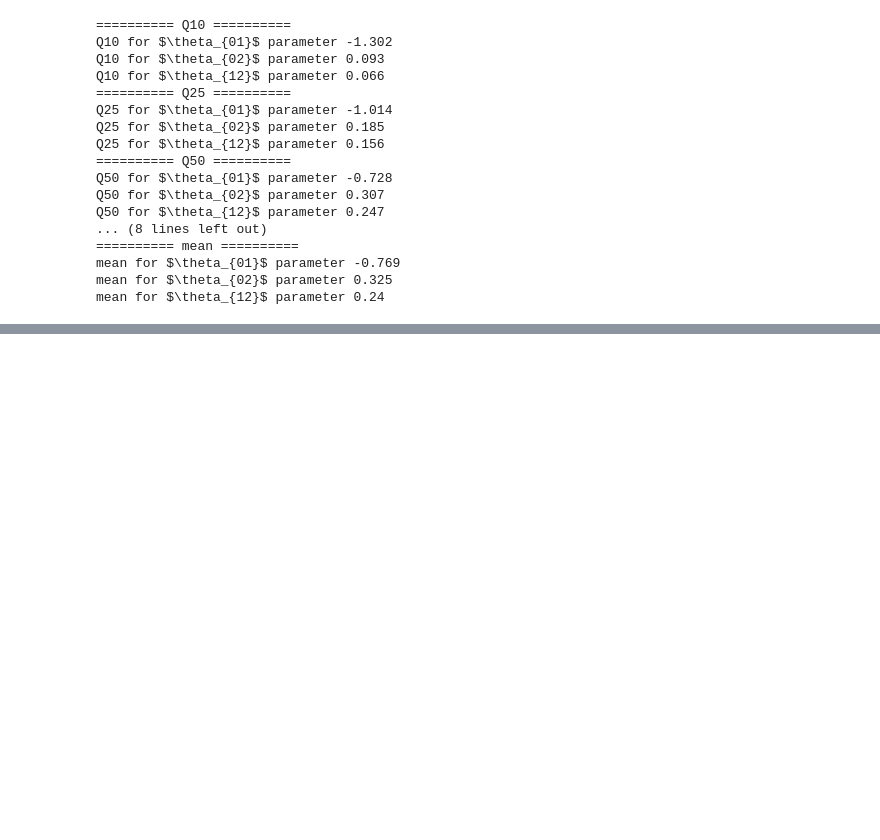
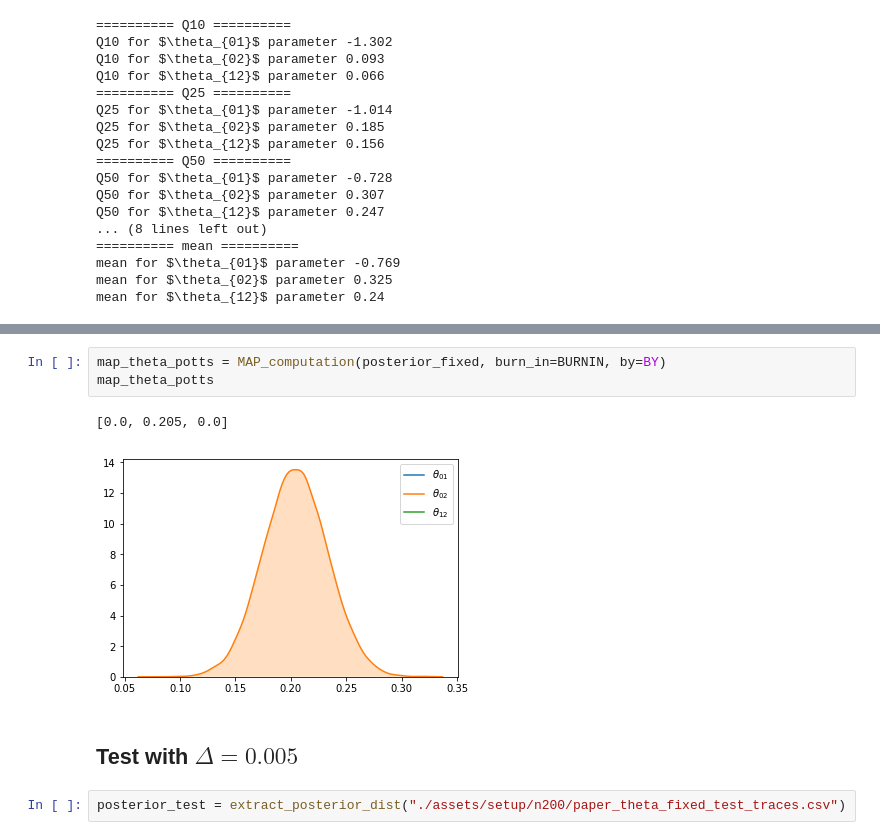
Before and after one commit to quentinl-c/ABC_Shadow_cpp, a Jupyter notebook: journal/setup.ipynb, the cells around one changed output, grey strips where cells are left out. Saved outputs shown, nothing was run; the diff lists cells and outputs as text; blank space fills up the shorter version.

```diff
--- a/journal/setup.ipynb
+++ b/journal/setup.ipynb
@@ -329,0 +423,10 @@ mean for $\theta_{12}$ parameter 0.24
+# %%
+map_theta_potts = MAP_computation(posterior_fixed, burn_in=BURNIN, by=BY)
+map_theta_potts
+# %% [output]
+[0.0, 0.205, 0.0]
+[figure, added]
+# %% [markdown]
+## Test with $\Delta = 0.005$
+# %%
+posterior_test = extract_posterior_dist("./assets/setup/n200/paper_theta_fixed_test_traces.csv")
```
Also changed, not shown: parts of 19 cells of this notebook, 2 other files.
